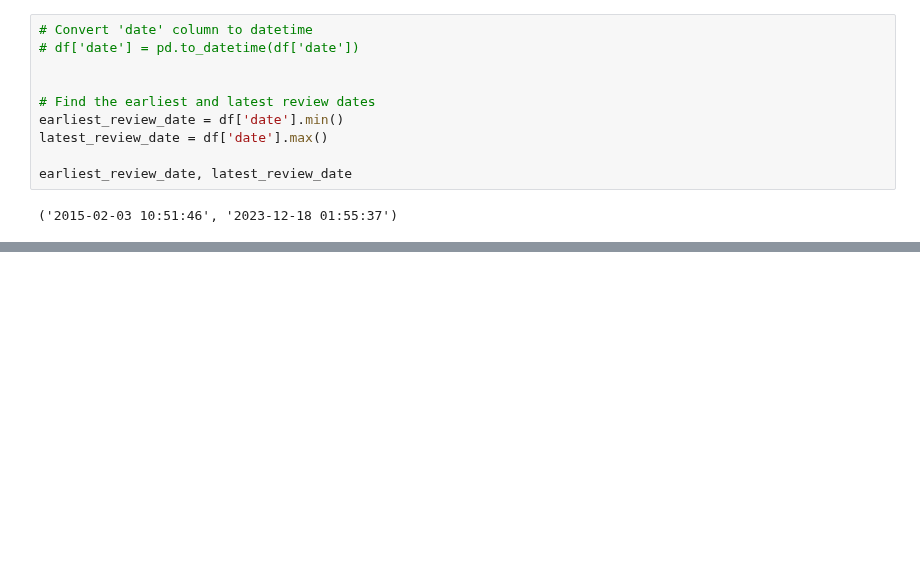
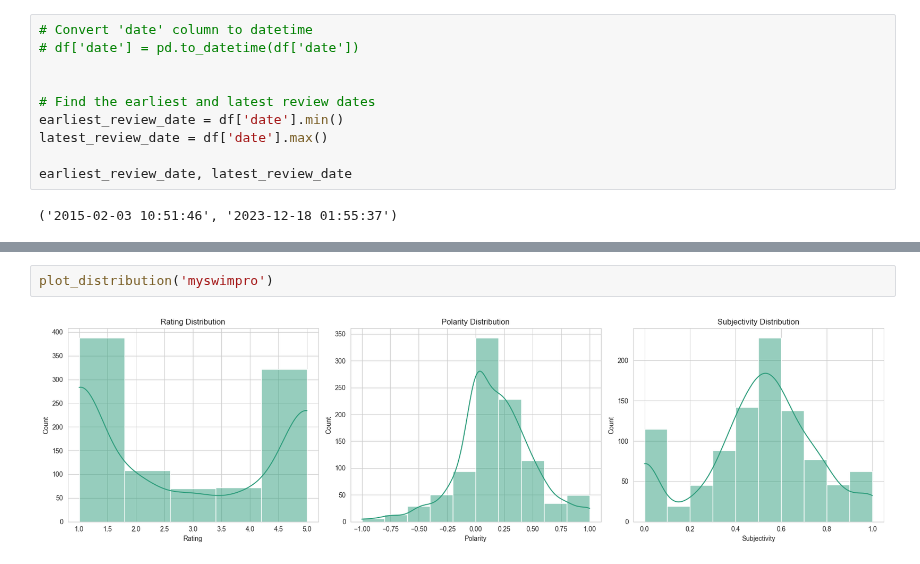
Before and after one commit to momonong/swim-apps-reviews-analysis, a Jupyter notebook: data_mining/cal_reviews.ipynb, the cells around one changed output, grey strips where cells are left out. Cells and saved outputs as stored; diff of their text form; blank space fills up the shorter version.

```diff
--- a/data_mining/cal_reviews.ipynb
+++ b/data_mining/cal_reviews.ipynb
@@ -51,0 +106,4 @@ earliest_review_date, latest_review_date
+# %%
+plot_distribution('myswimpro')
+# %% [output]
+[figure, added]
```
Also changed, not shown: parts of 7 cells of this notebook, 8 other files.
